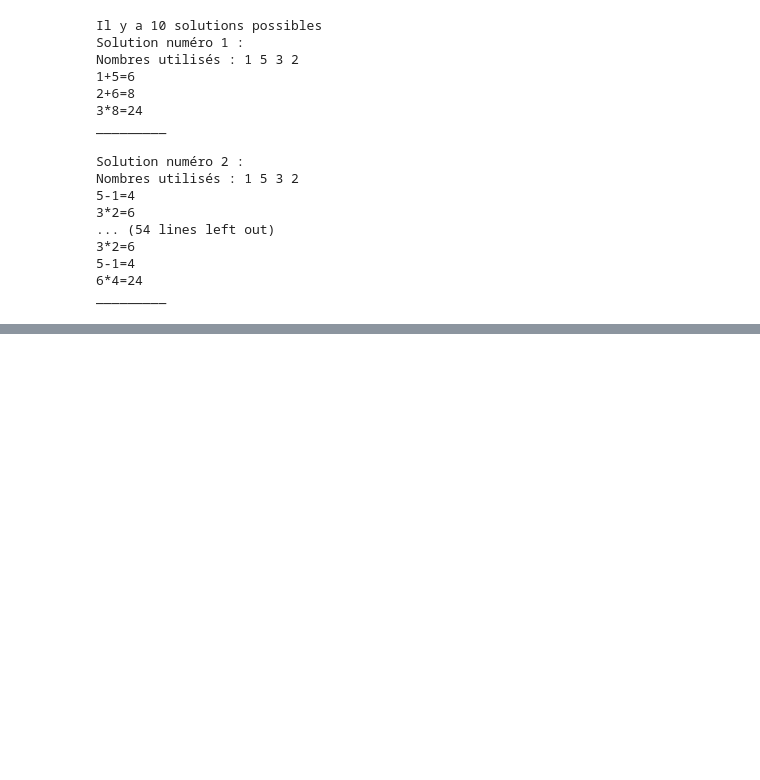
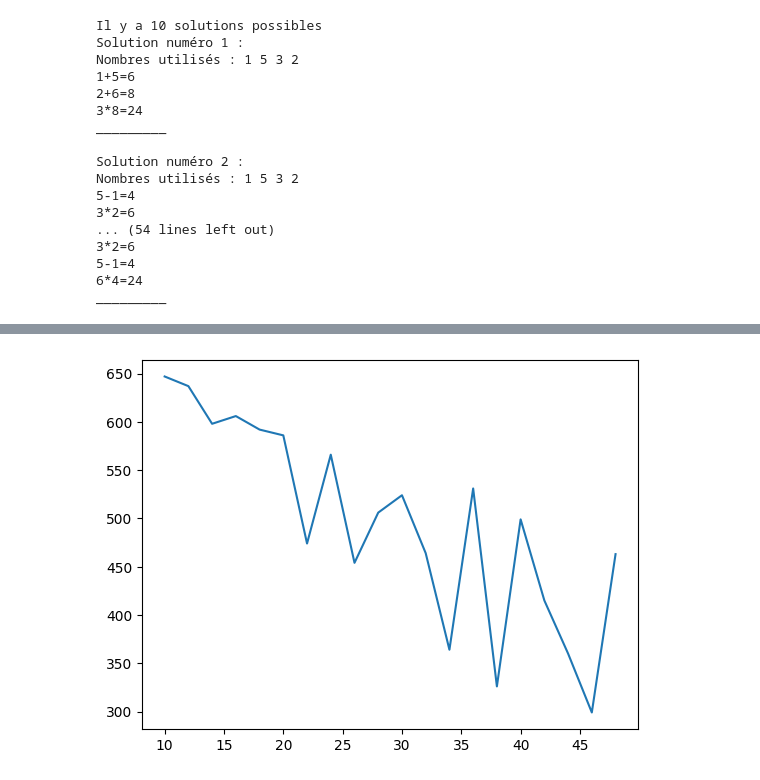
Before and after one commit to Du-Jean-Louis/Jeu-du-24, a Jupyter notebook: Jeu_du_24.ipynb, the cells around one changed output, grey strips where cells are left out. Drawn from its saved outputs; the diff is of its cells as text; code cells hidden in the pictures; blank space fills up the shorter version.

Commit message:
V4 : Généralisation et recherche d'un goal optimale pour 4 cartes

```diff
--- a/Jeu_du_24.ipynb
+++ b/Jeu_du_24.ipynb
@@ -436,0 +538,7 @@ _________
+# %%
+import itertools
+
+valeurs = range(1, 11)
+combinaisons = list(itertools.combinations_with_replacement(valeurs, 4))
+
+print(len(combinaisons))  # 715
@@ -436,0 +547,13 @@ _________
+# %%
+compteurs = []
+
+for i in range(10,50,2):
+    compteur_local = 0
+    f4_i = partial(f4, goal=i)
+    print(i)
+    for j,combi in enumerate(combinaisons):
+        if j%25 == 0:
+            print(j)
+        if f4_i(combi,affichage=False):
+            compteur_local += 1
+    compteurs.append(compteur_local)
@@ -436,0 +578,7 @@ _________
+# %%
+import matplotlib.pyplot as plt
+
+plt.plot(np.arange(10,50,2),compteurs)
+plt.show()
+# %% [output]
+[figure, added]
```
Also changed, not shown: parts of 6 cells of this notebook, 1 other file.
